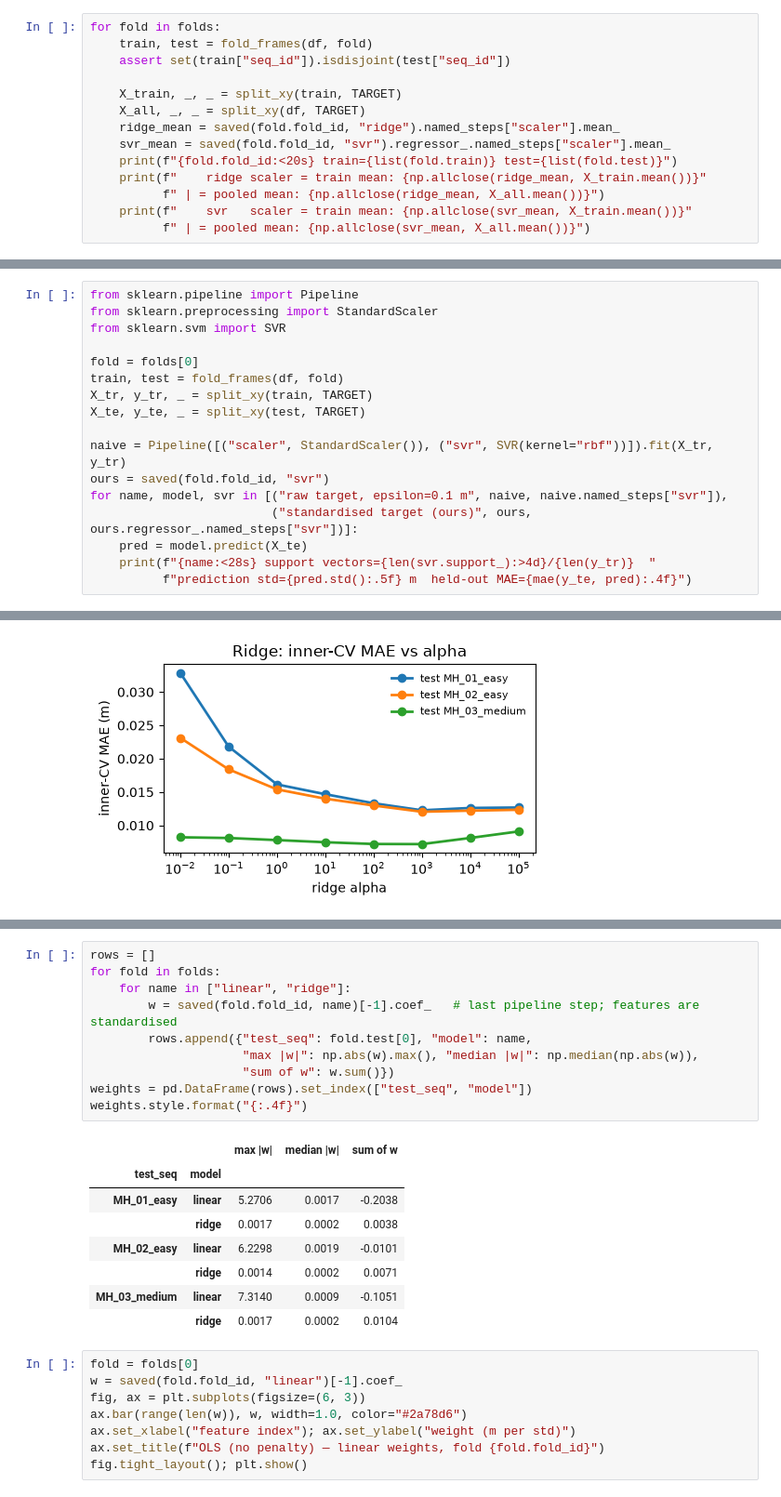
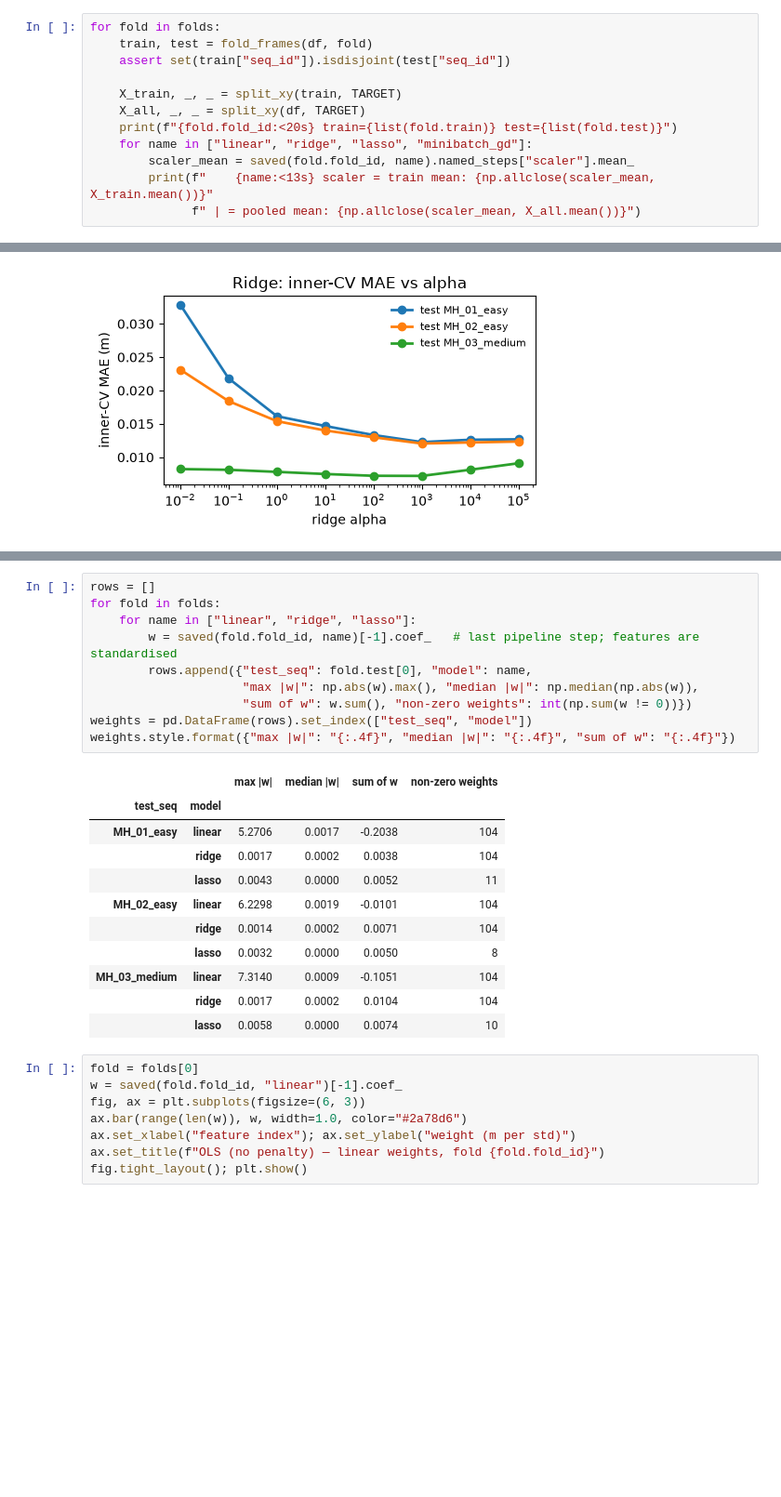
Before and after one commit to Dadi-Dinesh/Drift-Sense, a Jupyter notebook: notebooks/05_ml_models.ipynb, the cells around one changed output, grey strips where cells are left out. Shown at 93% size. Saved outputs shown, nothing was run; the diff lists cells and outputs as text; blank space fills up the shorter version.

```diff
--- a/notebooks/05_ml_models.ipynb
+++ b/notebooks/05_ml_models.ipynb
@@ -68,12 +68,10 @@ for fold in folds:
 
     X_train, _, _ = split_xy(train, TARGET)
     X_all, _, _ = split_xy(df, TARGET)
-    ridge_mean = saved(fold.fold_id, "ridge").named_steps["scaler"].mean_
-    svr_mean = saved(fold.fold_id, "svr").regressor_.named_steps["scaler"].mean_
     print(f"{fold.fold_id:<20s} train={list(fold.train)} test={list(fold.test)}")
-    print(f"    ridge scaler = train mean: {np.allclose(ridge_mean, X_train.mean())}"
-          f" | = pooled mean: {np.allclose(ridge_mean, X_all.mean())}")
-    print(f"    svr   scaler = train mean: {np.allclose(svr_mean, X_train.mean())}"
-          f" | = pooled mean: {np.allclose(svr_mean, X_all.mean())}")
+    for name in ["linear", "ridge", "lasso", "minibatch_gd"]:
+        scaler_mean = saved(fold.fold_id, name).named_steps["scaler"].mean_
+        print(f"    {name:<13s} scaler = train mean: {np.allclose(scaler_mean, X_train.mean())}"
+              f" | = pooled mean: {np.allclose(scaler_mean, X_all.mean())}")
 # %% [output]
 leave_MH_01_easy     train=['MH_02_easy', 'MH_03_medium'] test=['MH_01_easy']
@@ -165,17 +167,0 @@ sklearn's SVR ignores errors smaller than `epsilon`, default 0.1 **in label unit
-# %%
-from sklearn.pipeline import Pipeline
-from sklearn.preprocessing import StandardScaler
-from sklearn.svm import SVR
-
-fold = folds[0]
-train, test = fold_frames(df, fold)
-X_tr, y_tr, _ = split_xy(train, TARGET)
-X_te, y_te, _ = split_xy(test, TARGET)
-
-naive = Pipeline([("scaler", StandardScaler()), ("svr", SVR(kernel="rbf"))]).fit(X_tr, y_tr)
-ours = saved(fold.fold_id, "svr")
-for name, model, svr in [("raw target, epsilon=0.1 m", naive, naive.named_steps["svr"]),
-                         ("standardised target (ours)", ours, ours.regressor_.named_steps["svr"])]:
-    pred = model.predict(X_te)
-    print(f"{name:<28s} support vectors={len(svr.support_):>4d}/{len(y_tr)}  "
-          f"prediction std={pred.std():.5f} m  held-out MAE={mae(y_te, pred):.4f}")
@@ -228,22 +282,25 @@ OLS is the same linear model as Ridge with the penalty removed, trained on the s
 # %%
 rows = []
 for fold in folds:
-    for name in ["linear", "ridge"]:
+    for name in ["linear", "ridge", "lasso"]:
         w = saved(fold.fold_id, name)[-1].coef_   # last pipeline step; features are standardised
         rows.append({"test_seq": fold.test[0], "model": name,
                      "max |w|": np.abs(w).max(), "median |w|": np.median(np.abs(w)),
-                     "sum of w": w.sum()})
+                     "sum of w": w.sum(), "non-zero weights": int(np.sum(w != 0))})
 weights = pd.DataFrame(rows).set_index(["test_seq", "model"])
-weights.style.format("{:.4f}")
+weights.style.format({"max |w|": "{:.4f}", "median |w|": "{:.4f}", "sum of w": "{:.4f}"})
 # %% [output]
-|  |  | max |w| | median |w| | sum of w |
-| test_seq | model |  |  |  |
-| MH_01_easy | linear | 5.2706 | 0.0017 | -0.2038 |
-|  | ridge | 0.0017 | 0.0002 | 0.0038 |
-| MH_02_easy | linear | 6.2298 | 0.0019 | -0.0101 |
-|  | ridge | 0.0014 | 0.0002 | 0.0071 |
-| MH_03_medium | linear | 7.3140 | 0.0009 | -0.1051 |
-|  | ridge | 0.0017 | 0.0002 | 0.0104 |
+|  |  | max |w| | median |w| | sum of w | non-zero weights |
+| test_seq | model |  |  |  |  |
+| MH_01_easy | linear | 5.2706 | 0.0017 | -0.2038 | 104 |
+|  | ridge | 0.0017 | 0.0002 | 0.0038 | 104 |
+|  | lasso | 0.0043 | 0.0000 | 0.0052 | 11 |
+| MH_02_easy | linear | 6.2298 | 0.0019 | -0.0101 | 104 |
+|  | ridge | 0.0014 | 0.0002 | 0.0071 | 104 |
+|  | lasso | 0.0032 | 0.0000 | 0.0050 | 8 |
+| MH_03_medium | linear | 7.3140 | 0.0009 | -0.1051 | 104 |
+|  | ridge | 0.0017 | 0.0002 | 0.0104 | 104 |
+|  | lasso | 0.0058 | 0.0000 | 0.0074 | 10 |
 # %%
 fold = folds[0]
 w = saved(fold.fold_id, "linear")[-1].coef_
```
Also changed, not shown: parts of 21 cells of this notebook, 1 other file.
